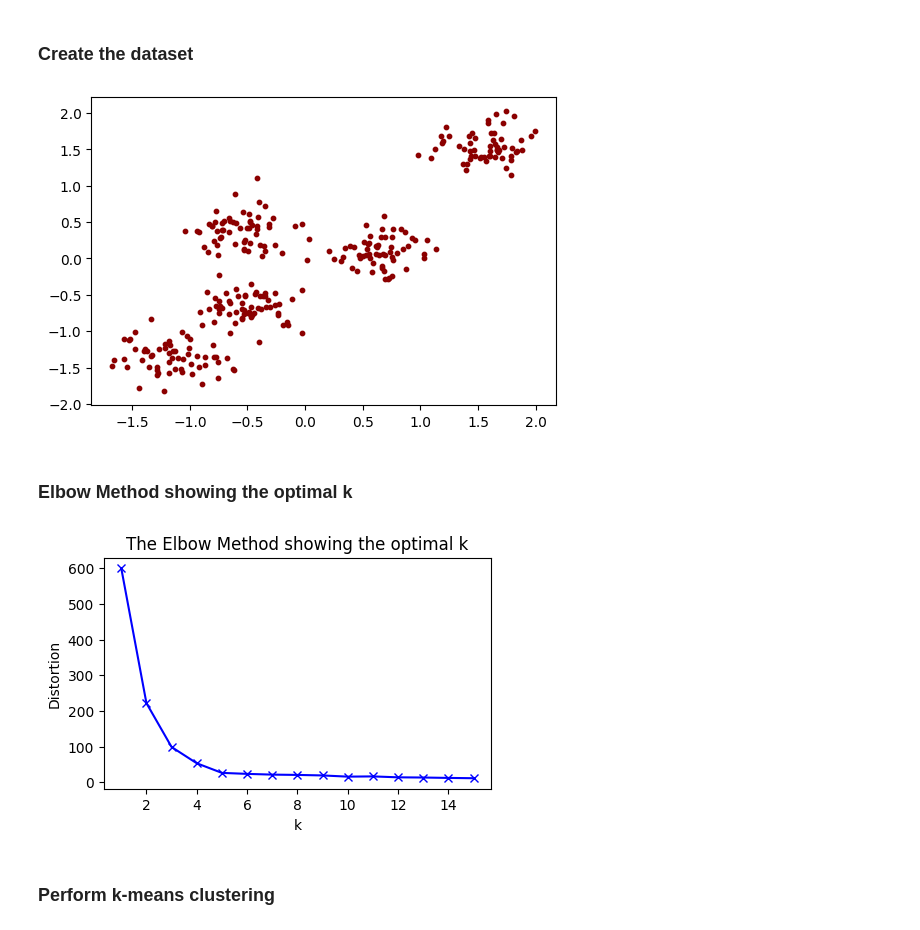
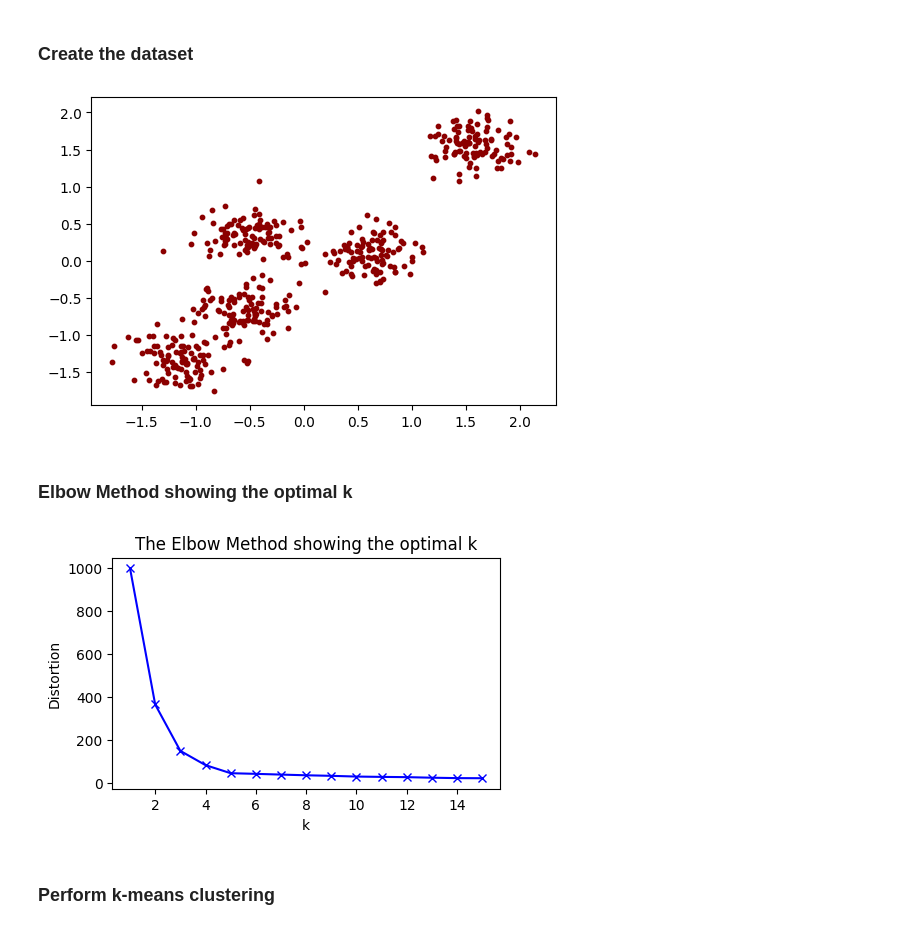
Before and after one commit to kitty365/data_analytics, a Jupyter notebook: Week_10/k-means_clustering.ipynb, the cells around one changed output. Saved outputs shown, nothing was run; the diff lists cells and outputs as text; code cells hidden in the pictures.

```diff
--- a/Week_10/k-means_clustering.ipynb
+++ b/Week_10/k-means_clustering.ipynb
@@ -48,20 +48,20 @@ Current working directory: /workspaces/data_analytics/Week_10
 # %%
 # Create data
 centers = [[2,1], [-2,2], [-2,-2], [-4,-5], [5,7]]
-X, y = make_blobs(n_samples=300,
+X, y = make_blobs(n_samples=500,
                   centers=centers,
                   cluster_std=0.8,
-                  random_state=42)
+                  random_state=42) # produziert immer die gleichen zufallsvariablen
 
 # Normalization of the values
 X = StandardScaler().fit_transform(X)
 
 # Plot the data
 plt.figure(figsize=(6,4))
 plt.scatter(X[:,0], X[:,1], s=10, color='darkred')
 plt.show()
 # %% [output]
-[figure, old version]
+[figure, new version]
 # %% [markdown]
 ### Elbow Method showing the optimal k
 # %%
@@ -69,7 +69,7 @@ plt.show()
 distortions = []
 
 # Range of k's
-K = range(1,16,1)
+K = range(1,16,1) # 1 bis 16, schrittweite 1
 
 # Loop to find the optimal k
 for k in K:
@@ -86,7 +86,7 @@ plt.title('The Elbow Method showing the optimal k')
 
 plt.show()
 # %% [output]
-[figure, old version]
+[figure, new version]
 # %% [markdown]
 ### Perform k-means clustering
 # %%
```
Also changed, not shown: parts of 9 cells of this notebook, 1 other file.
